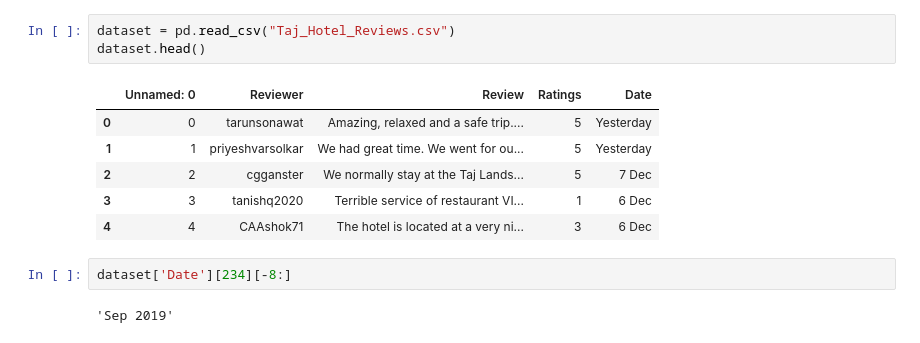
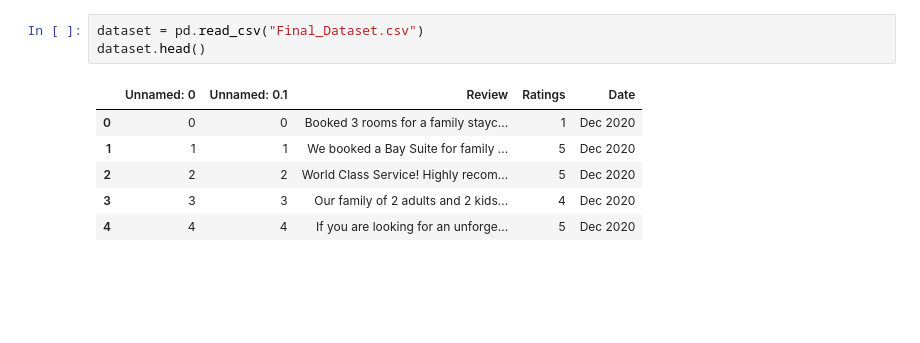
Before and after one commit to Harish-Soni1/Sentiment_Analysis, a Jupyter notebook: EDA_Reviews.ipynb, the cells around one changed output. Cells and saved outputs as stored; diff of their text form; blank space fills up the shorter version.

```diff
--- a/EDA_Reviews.ipynb
+++ b/EDA_Reviews.ipynb
@@ -18,14 +30,10 @@ True
 # %%
-dataset = pd.read_csv("Taj_Hotel_Reviews.csv")
+dataset = pd.read_csv("Final_Dataset.csv")
 dataset.head()
 # %% [output]
-|  | Unnamed: 0 | Reviewer | Review | Ratings | Date |
-| 0 | 0 | tarunsonawat | Amazing, relaxed and a safe trip.... | 5 | Yesterday |
-| 1 | 1 | priyeshvarsolkar | We had great time. We went for ou... | 5 | Yesterday |
-| 2 | 2 | cgganster | We normally stay at the Taj Lands... | 5 | 7 Dec |
-| 3 | 3 | tanishq2020 | Terrible service of restaurant VI... | 1 | 6 Dec |
-| 4 | 4 | CAAshok71 | The hotel is located at a very ni... | 3 | 6 Dec |
+|  | Unnamed: 0 | Unnamed: 0.1 | Review | Ratings | Date |
+| 0 | 0 | 0 | Booked 3 rooms for a family stayc... | 1 | Dec 2020 |
+| 1 | 1 | 1 | We booked a Bay Suite for family ... | 5 | Dec 2020 |
+| 2 | 2 | 2 | World Class Service! Highly recom... | 5 | Dec 2020 |
+| 3 | 3 | 3 | Our family of 2 adults and 2 kids... | 4 | Dec 2020 |
+| 4 | 4 | 4 | If you are looking for an unforge... | 5 | Dec 2020 |
-# %%
-dataset['Date'][234][-8:]
-# %% [output]
-'Sep 2019'
```
Also changed, not shown: parts of 108 cells of this notebook, 12 other files.
